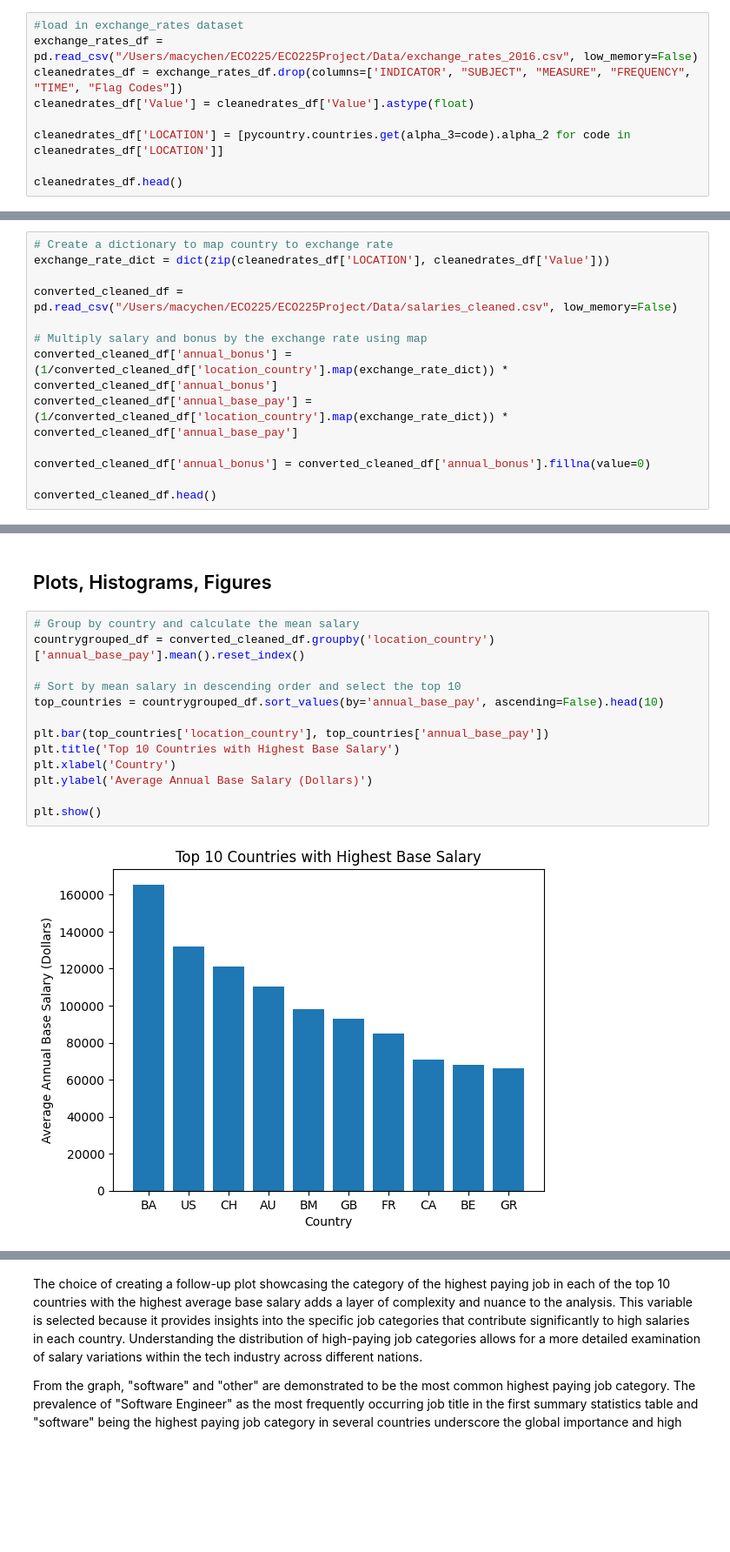
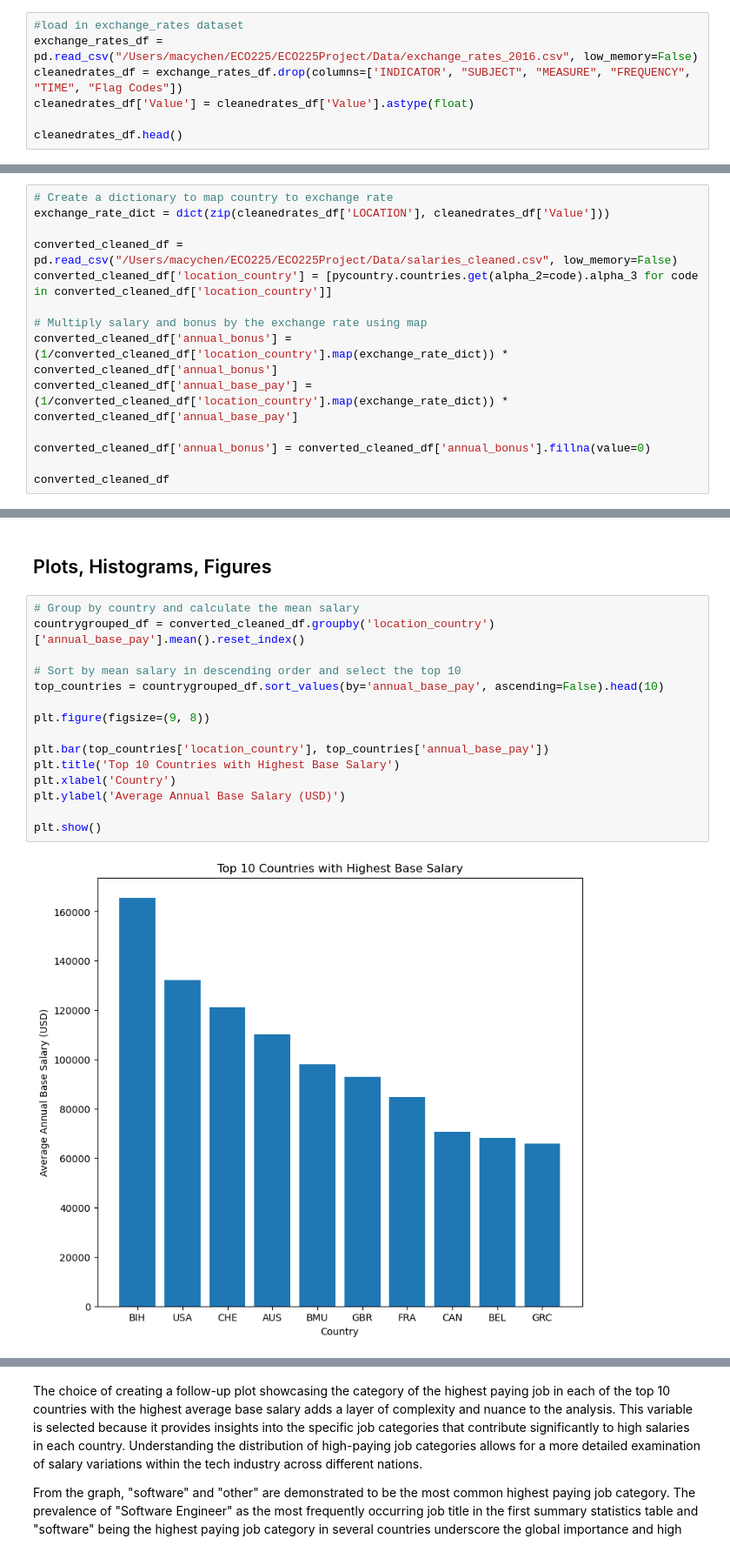
Before and after one commit to ECO225-W2024/project-one-code-macy-chen, a Jupyter notebook: Project Two.ipynb, the cells around one changed output, grey strips where cells are left out. Shown at 87% size. Saved outputs shown, nothing was run; the diff lists cells and outputs as text; blank space fills up the shorter version.

```diff
--- a/Project Two.ipynb
+++ b/Project Two.ipynb
@@ -99,8 +111,6 @@ exchange_rates_df = pd.read_csv("/Users/macychen/ECO225/ECO225Project/Data/excha
 cleanedrates_df = exchange_rates_df.drop(columns=['INDICATOR', "SUBJECT", "MEASURE", "FREQUENCY", "TIME", "Flag Codes"])
 cleanedrates_df['Value'] = cleanedrates_df['Value'].astype(float)
 
-cleanedrates_df['LOCATION'] = [pycountry.countries.get(alpha_3=code).alpha_2 for code in cleanedrates_df['LOCATION']]
-
 cleanedrates_df.head()
 # %% [output]
 |  | LOCATION | Value |
@@ -114,6 +124,7 @@ cleanedrates_df.head()
 exchange_rate_dict = dict(zip(cleanedrates_df['LOCATION'], cleanedrates_df['Value']))
 
 converted_cleaned_df = pd.read_csv("/Users/macychen/ECO225/ECO225Project/Data/salaries_cleaned.csv", low_memory=False)
+converted_cleaned_df['location_country'] = [pycountry.countries.get(alpha_2=code).alpha_3 for code in converted_cleaned_df['location_country']]
 
 # Multiply salary and bonus by the exchange rate using map
 converted_cleaned_df['annual_bonus'] = (1/converted_cleaned_df['location_country'].map(exchange_rate_dict)) * converted_cleaned_df['annual_bonus']
@@ -121,6 +132,6 @@ converted_cleaned_df['annual_base_pay'] = (1/converted_cleaned_df['location_coun
 
 converted_cleaned_df['annual_bonus'] = converted_cleaned_df['annual_bonus'].fillna(value=0)
 
-converted_cleaned_df.head()
+converted_cleaned_df
 # %% [output]
 |  | employer_name | location_name | location_state | location_country | location_latitude | location_longitude | ... |
@@ -171,16 +189,18 @@ In terms of job titles, "Software Engineer" stands out as the most frequently oc
 # %%
 # Group by country and calculate the mean salary
 countrygrouped_df = converted_cleaned_df.groupby('location_country')['annual_base_pay'].mean().reset_index()
 
 # Sort by mean salary in descending order and select the top 10
 top_countries = countrygrouped_df.sort_values(by='annual_base_pay', ascending=False).head(10)
 
+plt.figure(figsize=(9, 8))
+
 plt.bar(top_countries['location_country'], top_countries['annual_base_pay'])
 plt.title('Top 10 Countries with Highest Base Salary')
 plt.xlabel('Country')
-plt.ylabel('Average Annual Base Salary (Dollars)')
+plt.ylabel('Average Annual Base Salary (USD)')
 
 plt.show()
 # %% [output]
-[figure, old version]
+[figure, new version]
 # %% [markdown]
```
Also changed, not shown: parts of 21 cells of this notebook.
